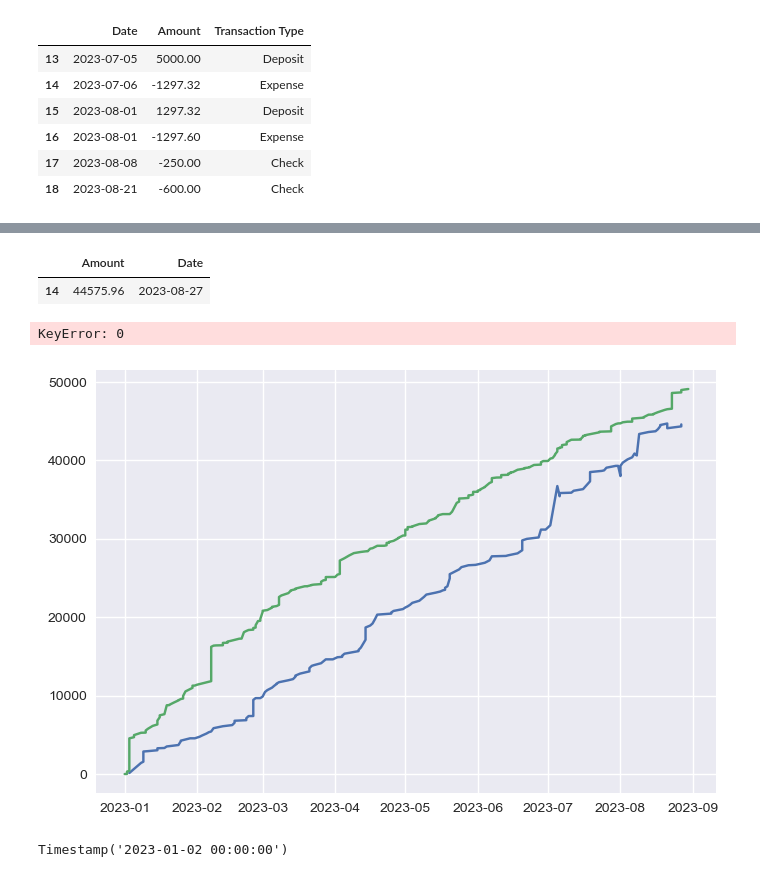
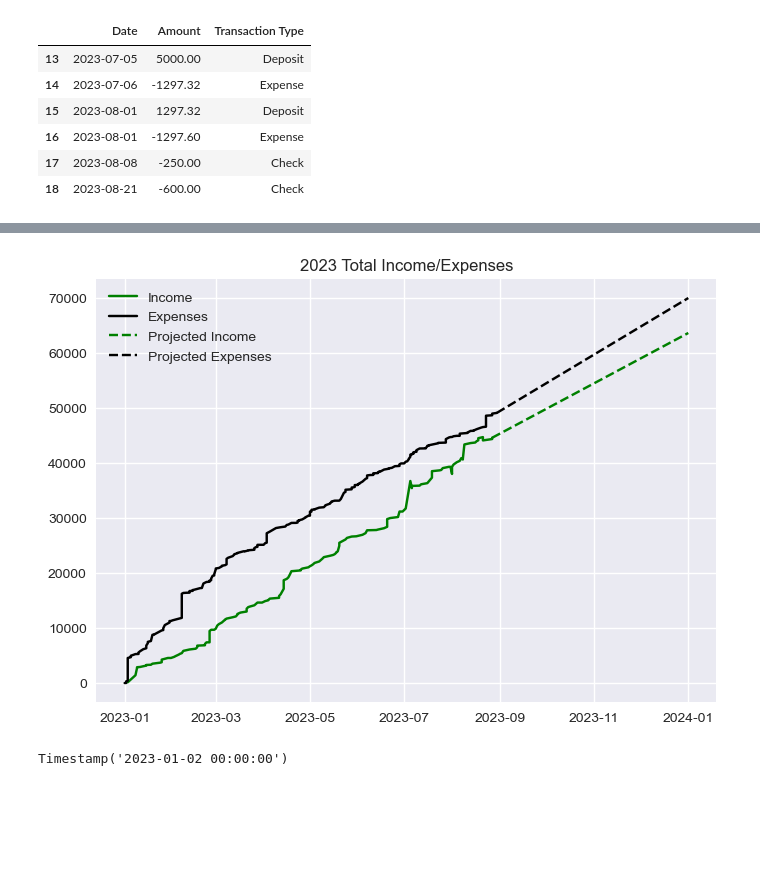
Before and after one commit to keaturner55/ChurchFinance, a Jupyter notebook: notebook/quickbooks_ytd_reports.ipynb, the cells around one changed output, grey strips where cells are left out. Saved outputs shown, nothing was run; the diff lists cells and outputs as text; code cells hidden in the pictures; blank space fills up the shorter version.

```diff
--- a/notebook/quickbooks_ytd_reports.ipynb
+++ b/notebook/quickbooks_ytd_reports.ipynb
@@ -199,24 +209,22 @@ Projected Net Profit: -6352.176996757196
-# %%
-income_line.tail(1)
-# %% [output]
-|  | Amount | Date |
-| 14 | 44575.96 | 2023-08-27 |
 # %%
 fig, ax = plt.subplots()
 expense_line = expenses.sort_values('Date')[['Amount','Date']]
 expense_line['Amount'] = expense_line['Amount'].cumsum()
 income_line = income.sort_values('Date')[['Amount','Date']]
 income_line['Amount'] = income_line['Amount'].cumsum()
-ax.plot(income_line['Date'], income_line['Amount'])
-ax.plot(expense_line['Date'],expense_line['Amount'])
-projected_income_dates = [income_line.tail(1)['Date'][0], parser.parse('2024-01-01')]
-projected_income_line = [income_line.tail(1)['Amount'][0], projected_income_total]
-ax.plot(income_line['Date'].max())
-ax.set_title("Projected Income/Expenses YTD")
+ax.plot(income_line['Date'], income_line['Amount'], color='green', label="Income")
+ax.plot(expense_line['Date'],expense_line['Amount'], color='black', label="Expenses")
+projected_income_dates = [list(income_line.tail(1)['Date'])[0], parser.parse('2024-01-01')]
+projected_income_line = [list(income_line.tail(1)['Amount'])[0], projected_income_total]
+projected_expense_dates = [list(expense_line.tail(1)['Date'])[0], parser.parse('2024-01-01')]
+projected_expense_line = [list(expense_line.tail(1)['Amount'])[0], projected_expense_total]
+ax.plot(projected_income_dates,projected_income_line,linestyle='--',color='green', label="Projected Income")
+ax.plot(projected_expense_dates,projected_expense_line,linestyle='--',color='black', label="Projected Expenses")
+ax.legend()
+ax.set_title("2023 Total Income/Expenses")
 plt.show()
 # %% [output]
-KeyError: 0
-[figure, old version]
+[figure, new version]
 # %%
 expense_line = pd.concat([expense_line,pd.DataFrame({'Amount':remaining_expenses,'Date':parser.parse('2024-01-01')},index=[0])])
 income_line = pd.concat([income_line,pd.DataFrame({'Amount':remaining_income,'Date':parser.parse('2024-01-01')},index=[0])])
```
Also changed, not shown: parts of 5 cells of this notebook, 2 other files.
